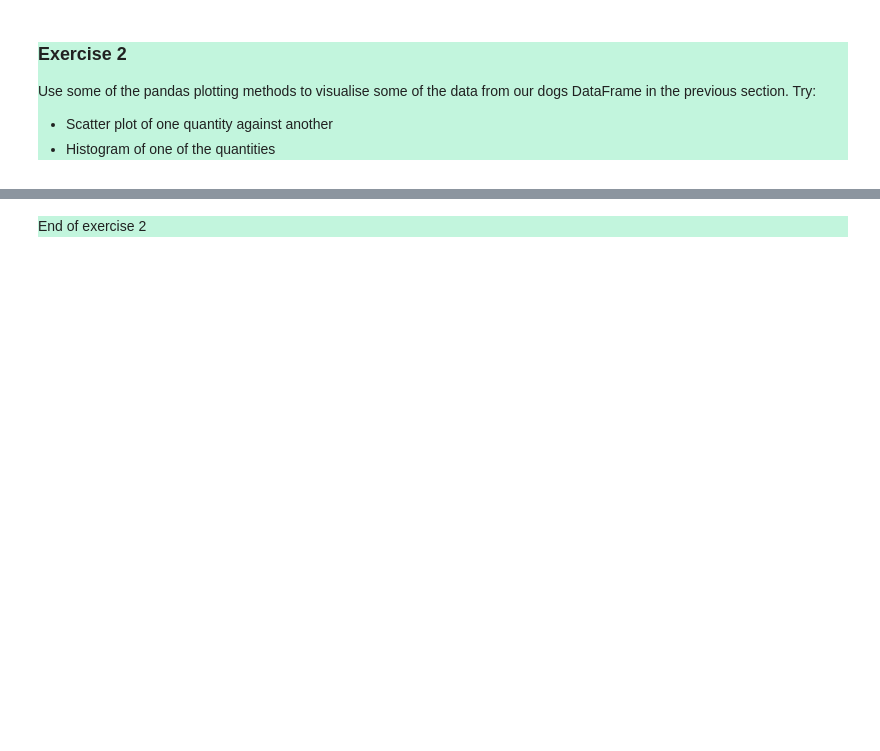
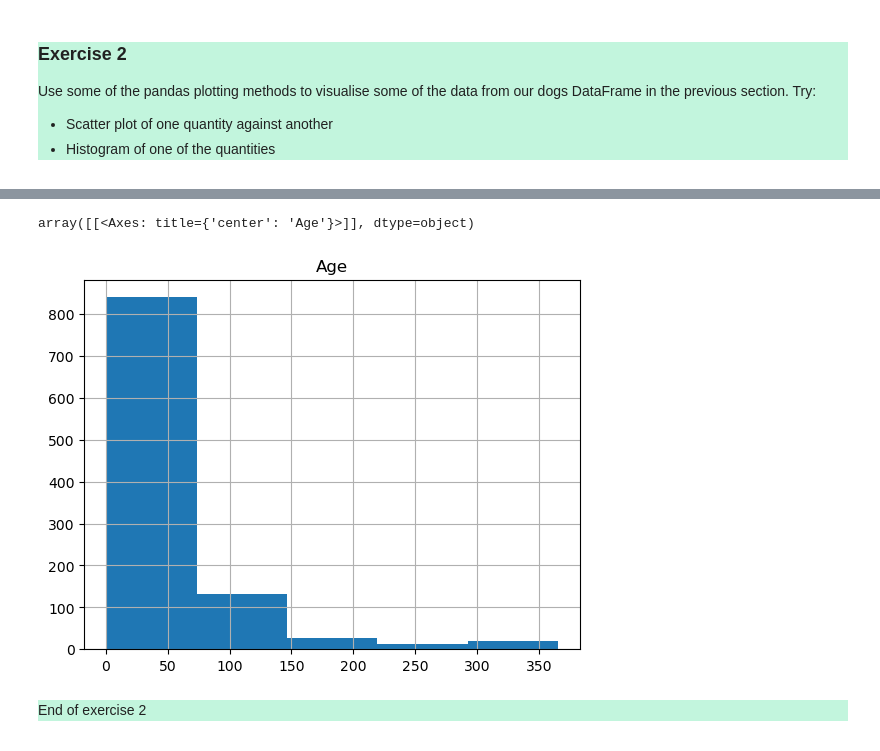
Before and after one commit to lizziewitt/DSML, a Jupyter notebook: week01/Week_01_data_handling.ipynb, the cells around one changed output, grey strips where cells are left out. Drawn from its saved outputs; the diff is of its cells as text; code cells hidden in the pictures; blank space fills up the shorter version.

```diff
--- a/week01/Week_01_data_handling.ipynb
+++ b/week01/Week_01_data_handling.ipynb
@@ -477,5 +671,9 @@ Use some of the pandas plotting methods to visualise some of the data from our d
 # %%
 # Histogram code
+concrete_data.hist('Age', bins = 5)
+# %% [output]
+array([[<Axes: title={'center': 'Age'}>]], dtype=object)
+[figure, added]
 # %% [markdown]
 <div style="background-color:#C2F5DD">
 
```
Also changed, not shown: parts of 43 cells of this notebook.
